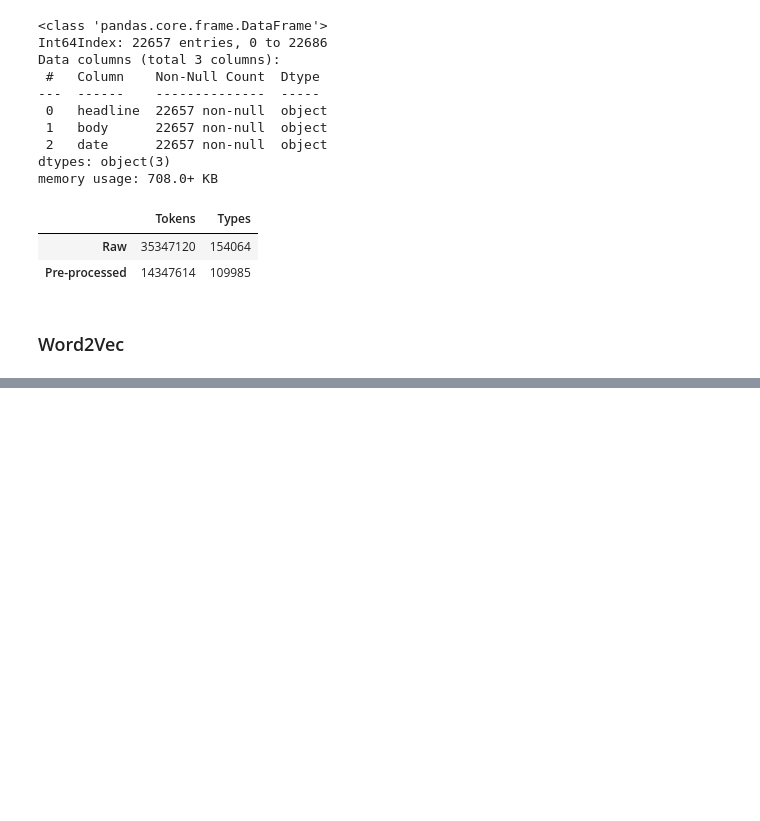
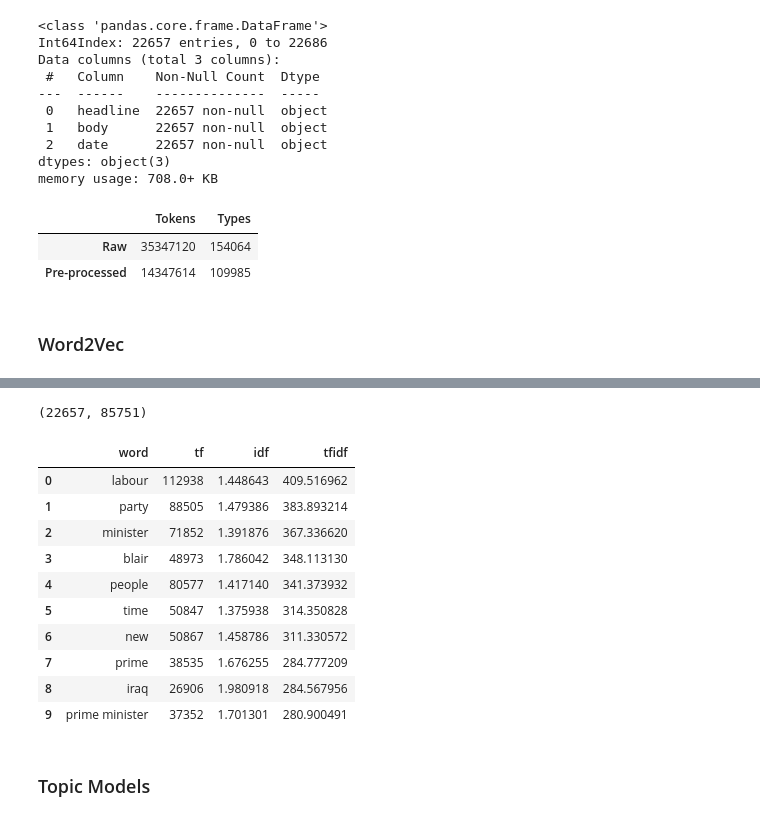
Before and after one commit to nzhang98/nlp-war-press-coverage, a Jupyter notebook: main.ipynb, the cells around one changed output, grey strips where cells are left out. Saved outputs shown, nothing was run; the diff lists cells and outputs as text; code cells hidden in the pictures; blank space fills up the shorter version.

```diff
--- a/main.ipynb
+++ b/main.ipynb
@@ -155,7 +160,7 @@ from gensim.models import Word2Vec, Doc2Vec
 from gensim.models.word2vec import FAST_VERSION
 # %%
 w2v = Word2Vec(vector_size=100, # vector size
-               window=10, # window for sampling
+               window=20, # window for sampling
                sample=0.001, # subsampling rate
                epochs=200, # iterations
                negative=5, # negative samples
@@ -163,3 +168,5 @@ w2v = Word2Vec(vector_size=100, # vector size
                workers=-1, # parallelize to all cores
                hs=0, # no hierarchical softmax
                seed=0)
+w2v.build_vocab(data_pproc)
+w2v.train(data_pproc, total_examples=w2v.corpus_count, epochs=w2v.epochs)
@@ -175,0 +279,44 @@ df_preprocessed[0]
+# %%
+docs_lemm = [' '.join(doc) for doc in data_pproc]
+# %%
+tfidf_vectorizer = TfidfVectorizer(analyzer='word',
+                                   ngram_range=(1,3),
+                                   stop_words='english',
+                                   min_df=0.001,
+                                   max_df=0.7,
+                                   sublinear_tf=True)
+
+X = tfidf_vectorizer.fit_transform(docs_lemm)
+# %%
+count_vectorizer = CountVectorizer(analyzer='word',
+                                   ngram_range=(1,3),
+                                   stop_words='english',
+                                   min_df=0.001,
+                                   max_df=0.7)
+
+X2 = count_vectorizer.fit_transform(docs_lemm)
+# %%
+X.shape
+# %% [output]
+(22657, 85751)
+# %%
+df_tfidf = pd.DataFrame({'word': count_vectorizer.get_feature_names(),
+                   'tf': X2.sum(axis=0).A1,
+                   'idf': tfidf_vectorizer.idf_,
+                   'tfidf': X.sum(axis=0).A1}).sort_values(['tfidf', 'tf', 'idf'], ascending=False).reset_index(drop=True)
+
+df_tfidf.iloc[:10]
+# %% [output]
+|  | word | tf | idf | tfidf |
+| 0 | labour | 112938 | 1.448643 | 409.516962 |
+| 1 | party | 88505 | 1.479386 | 383.893214 |
+| 2 | minister | 71852 | 1.391876 | 367.336620 |
+| 3 | blair | 48973 | 1.786042 | 348.113130 |
+| 4 | people | 80577 | 1.417140 | 341.373932 |
+| 5 | time | 50847 | 1.375938 | 314.350828 |
+| 6 | new | 50867 | 1.458786 | 311.330572 |
+| 7 | prime | 38535 | 1.676255 | 284.777209 |
+| 8 | iraq | 26906 | 1.980918 | 284.567956 |
+| 9 | prime minister | 37352 | 1.701301 | 280.900491 |
+# %% [markdown]
+### Topic Models
```
Also changed, not shown: parts of 34 cells of this notebook.
